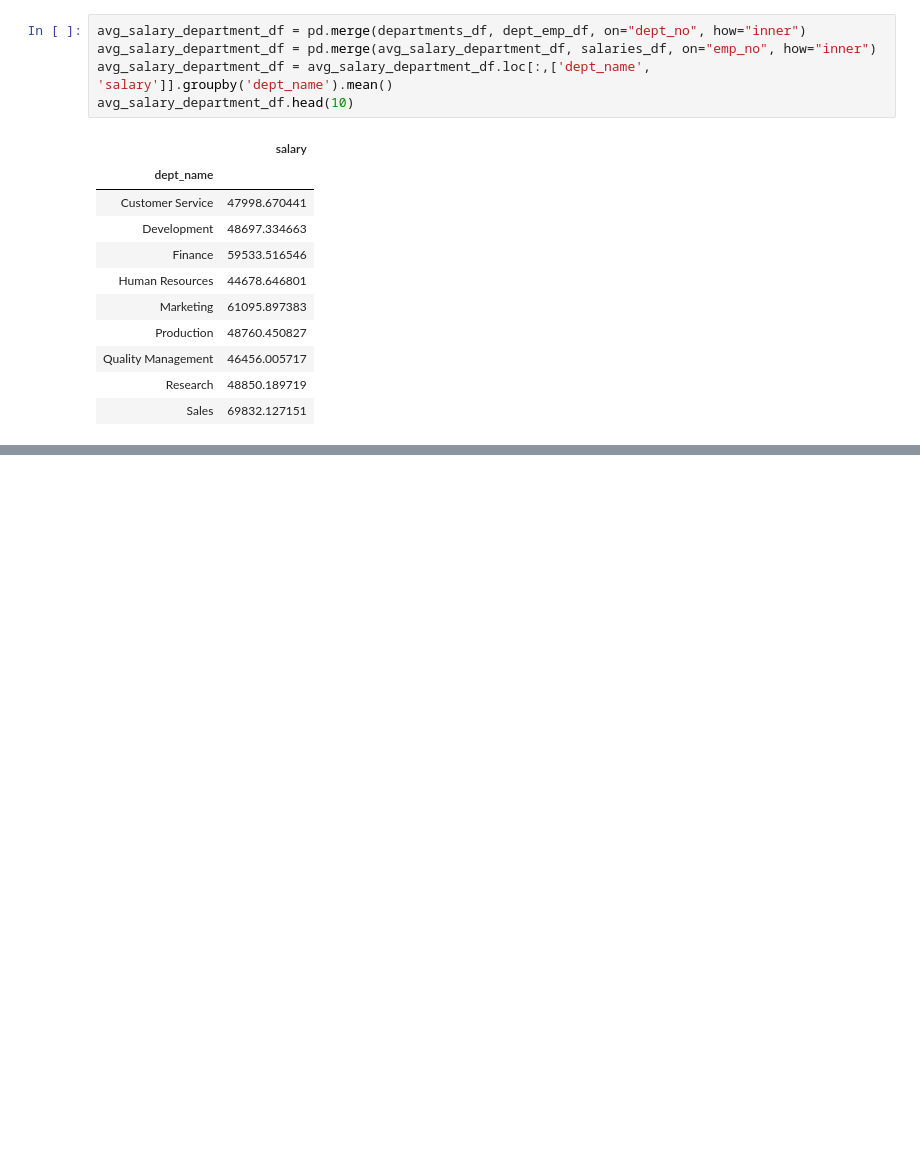
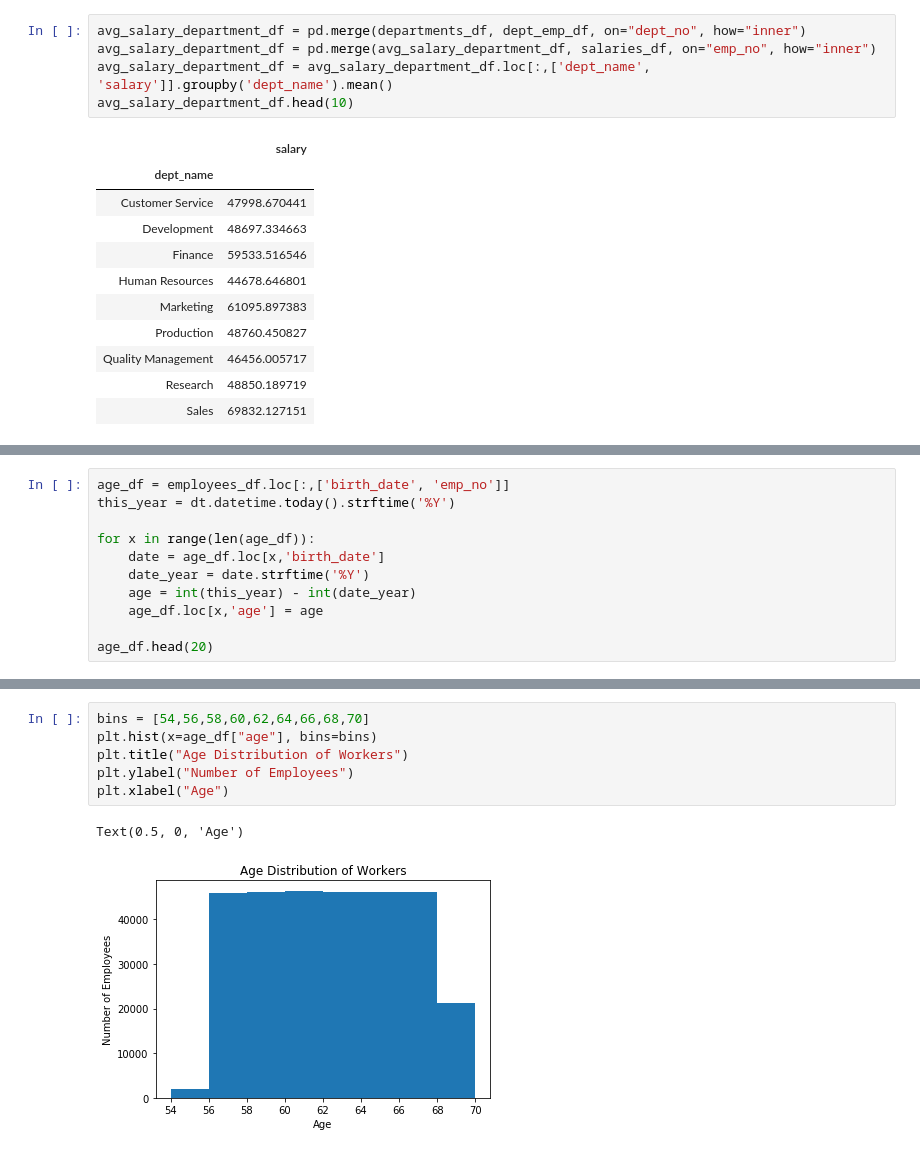
Before and after one commit to camiloibanez/Employee-Payroll-Analysis, a Jupyter notebook: EmployeeSQL/Employee data.ipynb, the cells around one changed output, grey strips where cells are left out. Saved outputs shown, nothing was run; the diff lists cells and outputs as text; blank space fills up the shorter version.

```diff
--- a/EmployeeSQL/Employee data.ipynb
+++ b/EmployeeSQL/Employee data.ipynb
@@ -129 +129,12 @@ Text(0.5, 1.0, 'Gender Distribution of the Pewlett Hackard')
 [figure]
+# %%
+age_df = employees_df.loc[:,['birth_date', 'emp_no']]
+this_year = dt.datetime.today().strftime('%Y')
+
+for x in range(len(age_df)):
+    date = age_df.loc[x,'birth_date']
+    date_year = date.strftime('%Y')
+    age = int(this_year) - int(date_year)
+    age_df.loc[x,'age'] = age
+
+age_df.head(20)
@@ -129,0 +159,9 @@ Text(0.5, 1.0, 'Gender Distribution of the Pewlett Hackard')
+# %%
+bins = [54,56,58,60,62,64,66,68,70]
+plt.hist(x=age_df["age"], bins=bins)
+plt.title("Age Distribution of Workers")
+plt.ylabel("Number of Employees")
+plt.xlabel("Age")
+# %% [output]
+Text(0.5, 0, 'Age')
+[figure, added]
```
Also changed, not shown: parts of 4 cells of this notebook.
